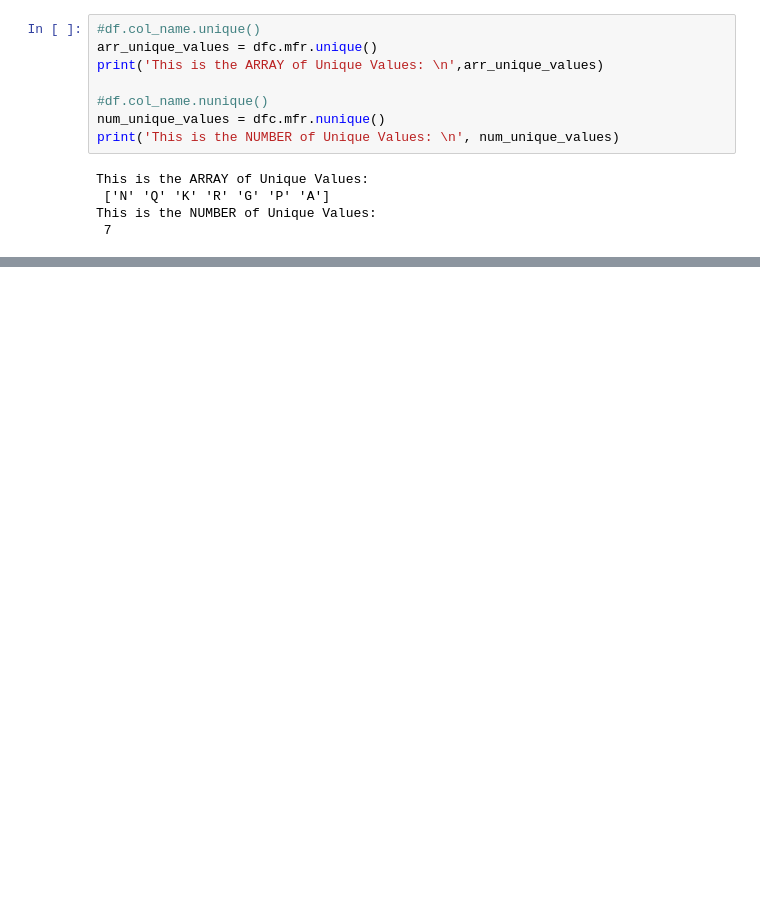
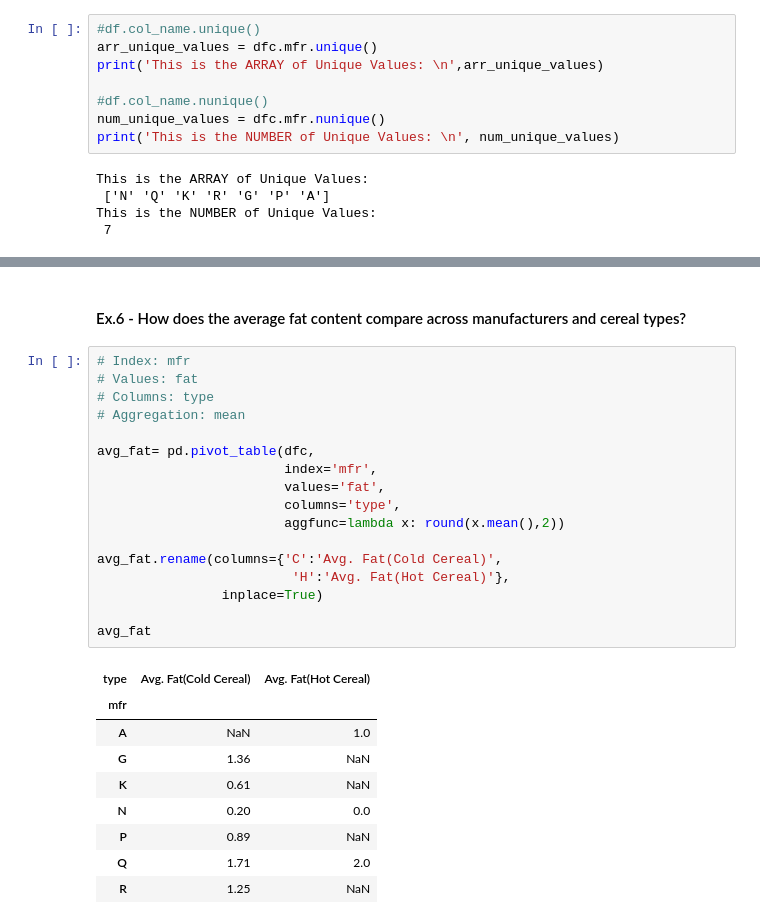
Before and after one commit to B-Treftz/Data-Manipulation-Notes, a Jupyter notebook: Data_Manipulation_Cheat_Sheet.ipynb, the cells around one changed output, grey strips where cells are left out. Saved outputs shown, nothing was run; the diff lists cells and outputs as text; blank space fills up the shorter version.

```diff
--- a/Data_Manipulation_Cheat_Sheet.ipynb
+++ b/Data_Manipulation_Cheat_Sheet.ipynb
@@ -101,0 +296,29 @@ dfc_2
+# %% [markdown]
+#### Ex.6 - How does the average fat content compare across manufacturers and cereal types?
+# %%
+# Index: mfr
+# Values: fat
+# Columns: type
+# Aggregation: mean
+
+avg_fat= pd.pivot_table(dfc,
+                        index='mfr',
+                        values='fat',
+                        columns='type',
+                        aggfunc=lambda x: round(x.mean(),2))
+
+avg_fat.rename(columns={'C':'Avg. Fat(Cold Cereal)',
+                         'H':'Avg. Fat(Hot Cereal)'},
+                inplace=True)
+
+avg_fat
+# %% [output]
+| type | Avg. Fat(Cold Cereal) | Avg. Fat(Hot Cereal) |
+| mfr |  |  |
+| A | NaN | 1.0 |
+| G | 1.36 | NaN |
+| K | 0.61 | NaN |
+| N | 0.20 | 0.0 |
+| P | 0.89 | NaN |
+| Q | 1.71 | 2.0 |
+| R | 1.25 | NaN |
```
Also changed, not shown: parts of 22 cells of this notebook.
